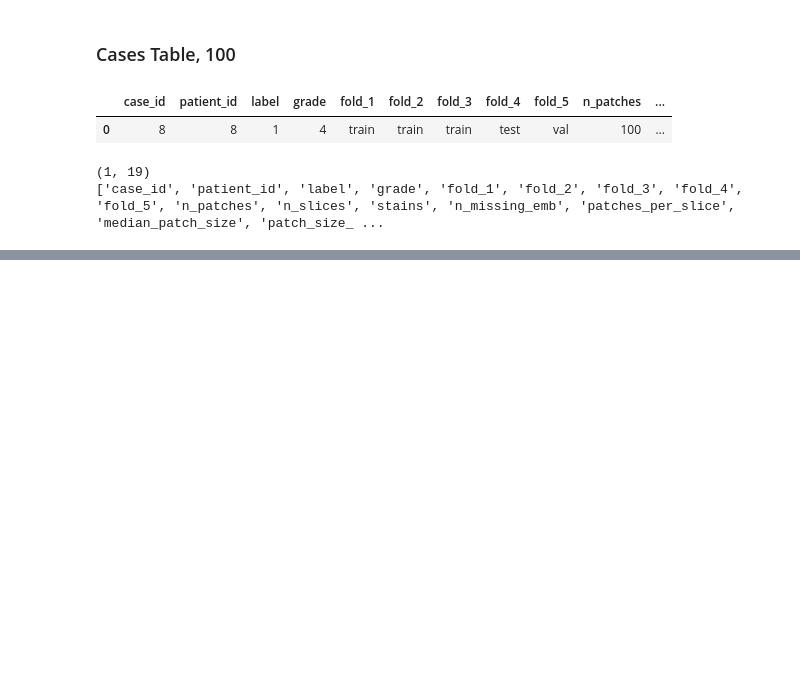
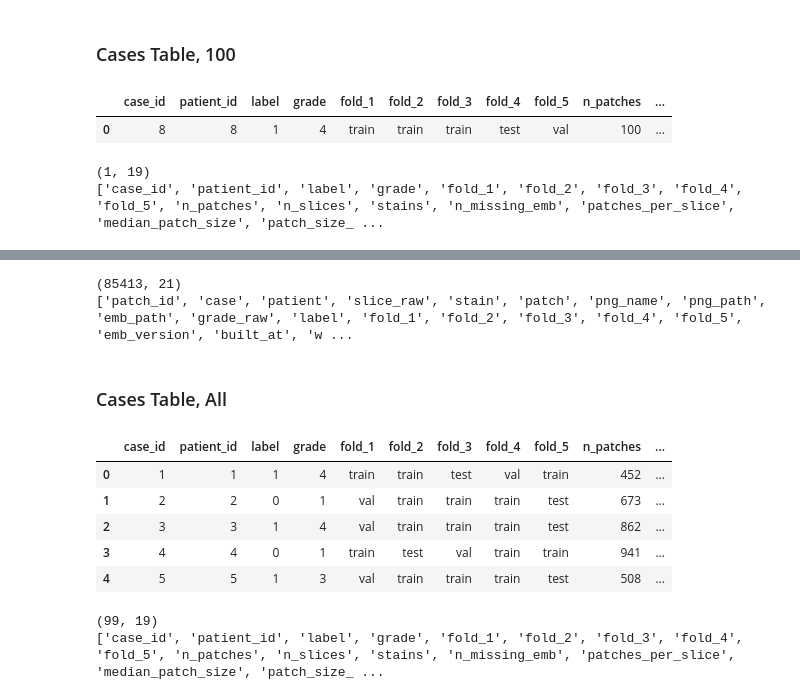
Before and after one commit to arvindkrishna87/Team1_FullStack, a Jupyter notebook: Presentation3/Code1_PatchFeatures_20Nov_Grace/ViewingTables.ipynb, the cells around one changed output, grey strips where cells are left out. Cells and saved outputs as stored; diff of their text form; code cells hidden in the pictures; blank space fills up the shorter version.

```diff
--- a/Presentation3/Code1_PatchFeatures_20Nov_Grace/ViewingTables.ipynb
+++ b/Presentation3/Code1_PatchFeatures_20Nov_Grace/ViewingTables.ipynb
@@ -73,0 +89,24 @@ print(cases.columns.tolist())
+# %%
+print(patches.shape)
+print(patches.columns.tolist())
+# %% [output]
+(85413, 21)
+['patch_id', 'case', 'patient', 'slice_raw', 'stain', 'patch', 'png_name', 'png_path', 'emb_path', 'grade_raw', 'label', 'fold_1', 'fold_2', 'fold_3', 'fold_4', 'fold_5', 'emb_version', 'built_at', 'w ...
+# %% [markdown]
+### Cases Table, All
+# %%
+cases = pd.read_parquet("cases_with_features_100.parquet")
+cases.head(5)
+# %% [output]
+|  | case_id | patient_id | label | grade | fold_1 | fold_2 | fold_3 | fold_4 | fold_5 | n_patches | ... |
+| 0 | 1 | 1 | 1 | 4 | train | train | test | val | train | 452 | ... |
+| 1 | 2 | 2 | 0 | 1 | val | train | train | train | test | 673 | ... |
+| 2 | 3 | 3 | 1 | 4 | val | train | train | train | test | 862 | ... |
+| 3 | 4 | 4 | 0 | 1 | train | test | val | train | train | 941 | ... |
+| 4 | 5 | 5 | 1 | 3 | val | train | train | train | test | 508 | ... |
+# %%
+print(cases.shape)
+print(cases.columns.tolist())
+# %% [output]
+(99, 19)
+['case_id', 'patient_id', 'label', 'grade', 'fold_1', 'fold_2', 'fold_3', 'fold_4', 'fold_5', 'n_patches', 'n_slices', 'stains', 'n_missing_emb', 'patches_per_slice', 'median_patch_size', 'patch_size_ ...
```
Also changed, not shown: parts of 5 cells of this notebook, 4 other files.
